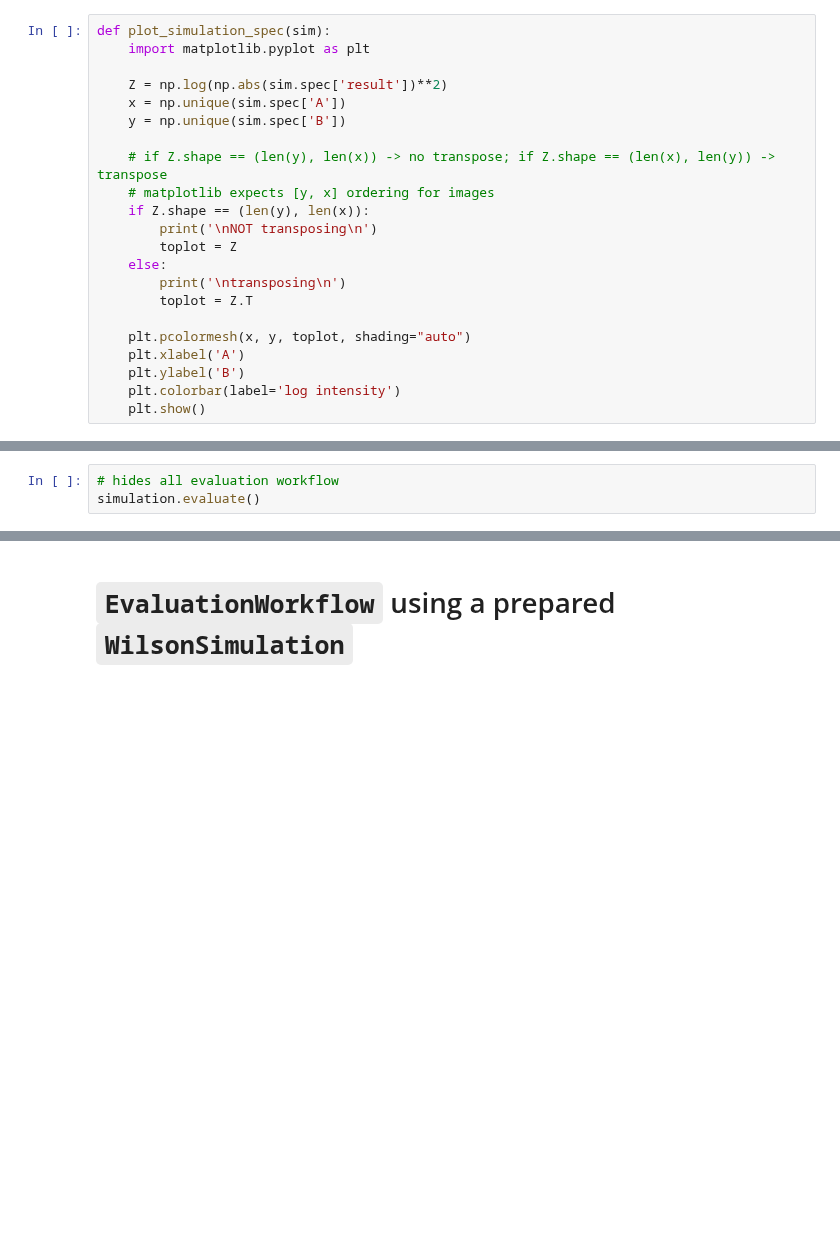
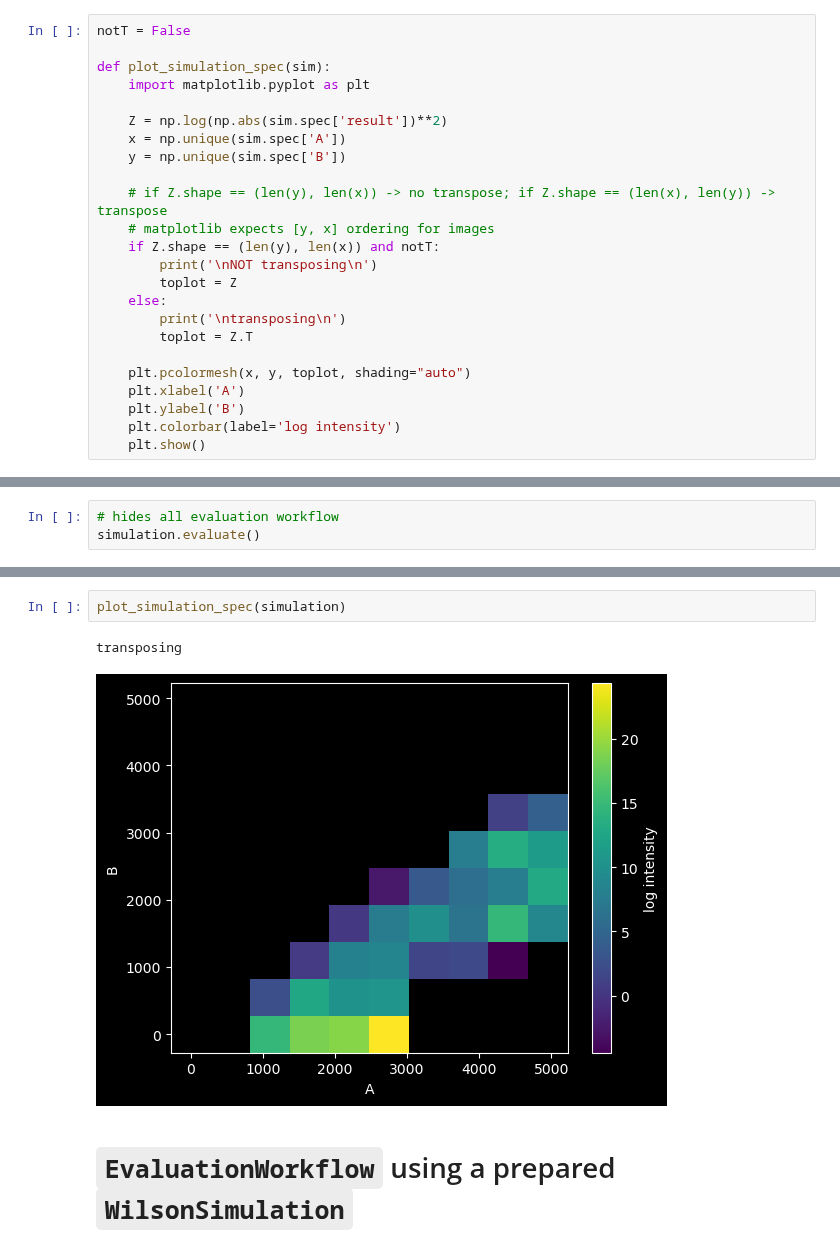
Before and after one commit to wilson-gv-project/wilson-gv, a Jupyter notebook: examples/eval_workflow_demo.ipynb, the cells around one changed output, grey strips where cells are left out. Cells and saved outputs as stored; diff of their text form; blank space fills up the shorter version.

Commit message:
upd plotting

```diff
--- a/examples/eval_workflow_demo.ipynb
+++ b/examples/eval_workflow_demo.ipynb
@@ -1,6 +1,8 @@
 # %%
 import numpy as np
 # %%
+notT = False
+
 def plot_simulation_spec(sim):
     import matplotlib.pyplot as plt
 
@@ -10,7 +12,7 @@ def plot_simulation_spec(sim):
 
     # if Z.shape == (len(y), len(x)) -> no transpose; if Z.shape == (len(x), len(y)) -> transpose
     # matplotlib expects [y, x] ordering for images
-    if Z.shape == (len(y), len(x)):
+    if Z.shape == (len(y), len(x)) and notT:
         print('\nNOT transposing\n')
         toplot = Z
     else:
@@ -220,6 +222,11 @@ array([[ 0.0e+00+0.0e+00j,  0.0e+00+0.0e+00j,  0.0e+00+0.0e+00j,  0.0e+00+0.0e+0
        [ 0.0e+00+0.0e+00j,  0.0e+00+0.0e+00j,  2.3e+00+1.3e+00j,  2.5e+01+1.2e+00j,  1.8e+01-1.0e+00j, -4.4e+01+8.2e+00j,  0.0e+00+0.0e+00j,  0.0e+00+0.0e+00j,  0.0e+00+0.0e+00j,  0.0e+00+0.0e+00j],
        [ 0.0e+00+0.0e+00j,  0.0e+00+0.0e+00j, -1.1e-01+8.1e-03j, -1.5e+03-3.1e+02j, -4.7e+01+1.1e+00j, -4.4e+02-6.4e+02j,  1.8e+00-2.7e-02j,  0.0e+00+0.0e+00j,  0.0e+00+0.0e+00j,  0.0e+00+0.0e+00j],
        [ 0.0e+00+0.0e+00j,  0.0e+00+0.0e+00j,  0.0e+00+0.0e+00j, -8.6e+01-3.1e+00j,  6.5e+02+9.5e+01j,  1.6e+02+2.4e+02j,  8.5e+00-3.5e-01j,  0.0e+00+0.0e+00j,  0.0e+00+0.0e+00j,  0.0e+00+0.0e+00j]])
+# %%
+plot_simulation_spec(simulation)
+# %% [output]
+transposing
+[figure, added]
 # %% [markdown]
 # `EvaluationWorkflow` using a prepared `WilsonSimulation`
 # %%
```
Also changed, not shown: parts of 1 cell of this notebook, 1 other file.
